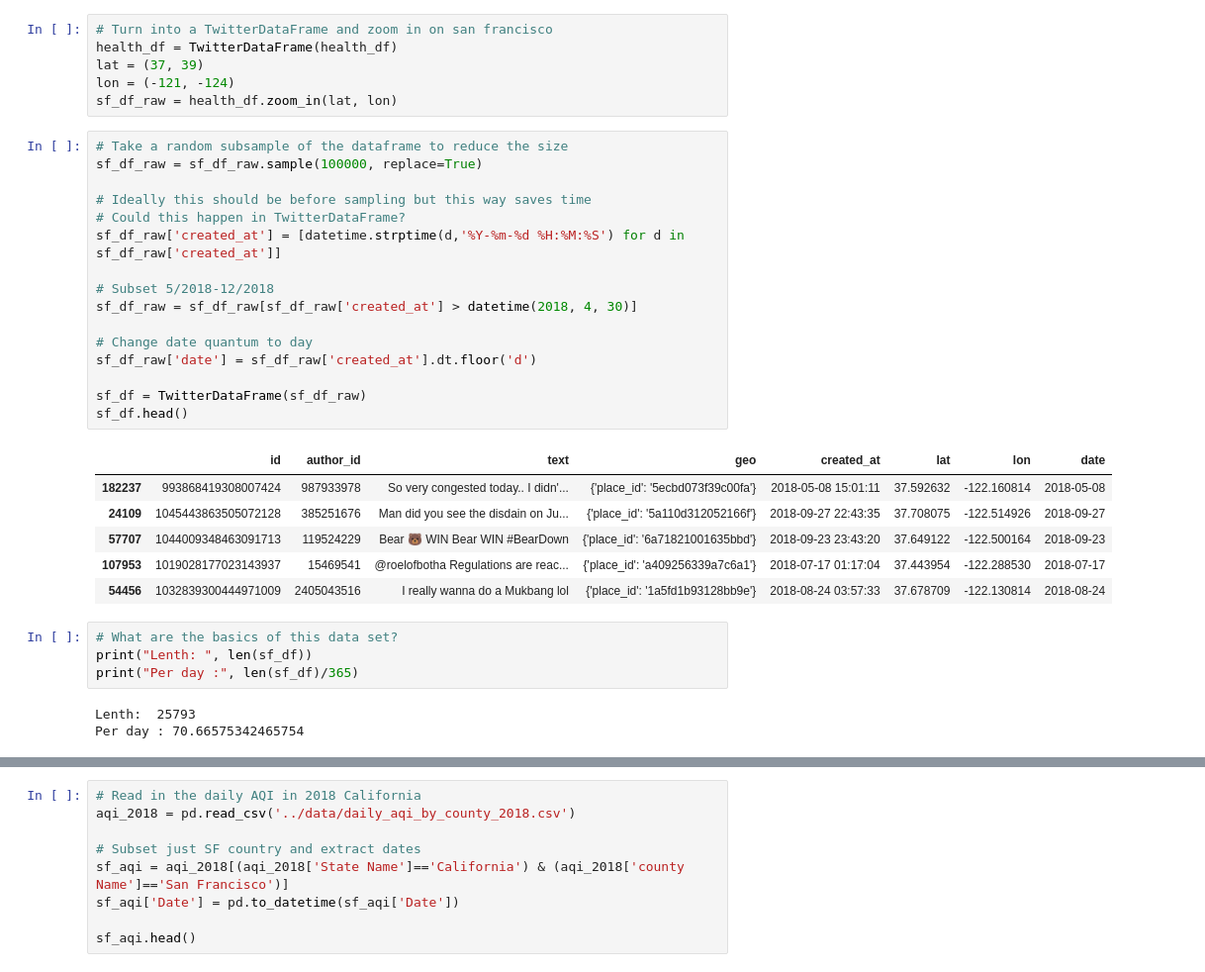
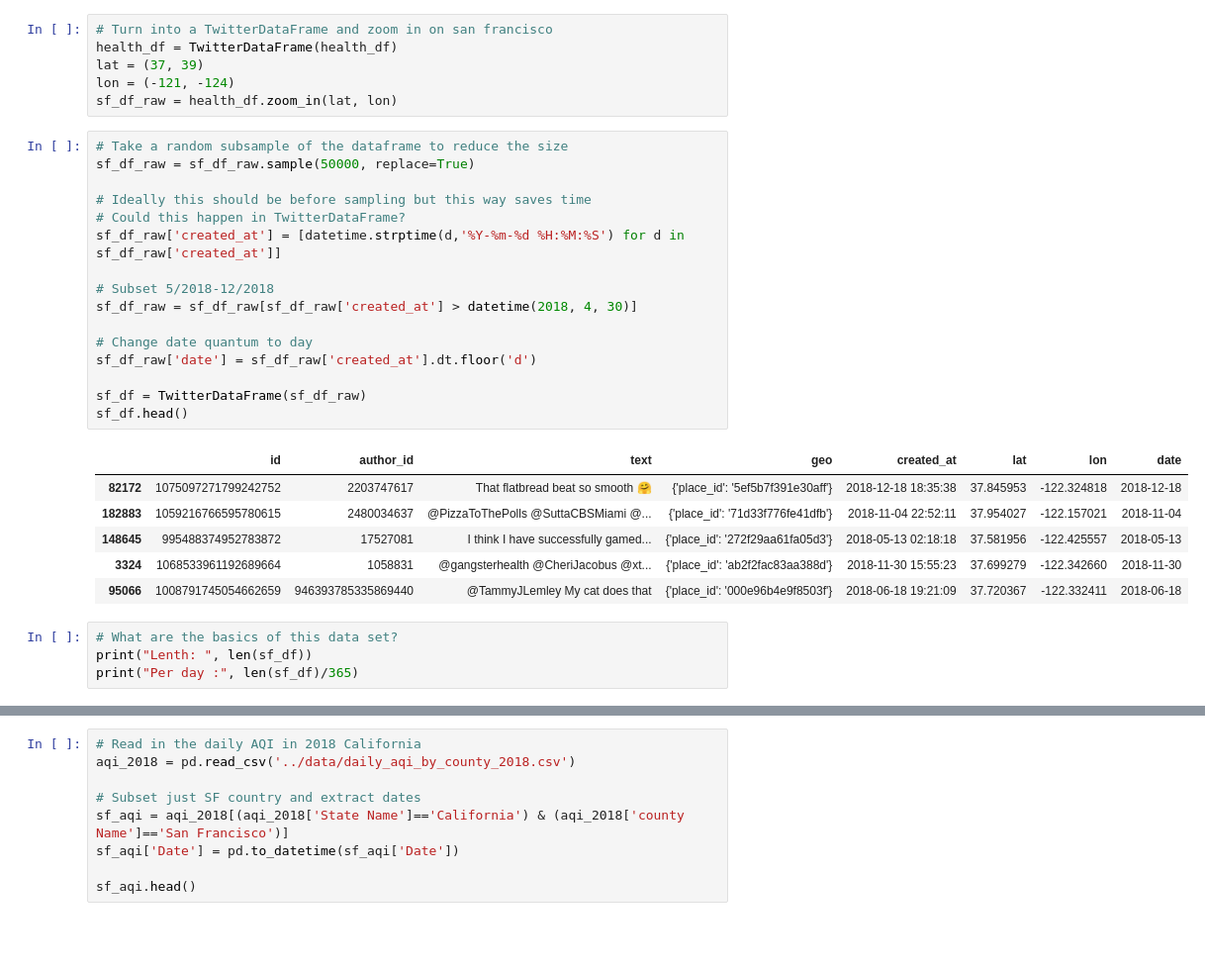
Before and after one commit to zcalhoun/wildfire, a Jupyter notebook: notebooks/san-francisco-v2.ipynb, the cells around one changed output, grey strips where cells are left out. Shown: that part at 99% size. Cells and saved outputs as stored; diff of their text form; blank space fills up the shorter version.

```diff
--- a/notebooks/san-francisco-v2.ipynb
+++ b/notebooks/san-francisco-v2.ipynb
@@ -48,34 +48,31 @@ lon = (-121, -124)
 sf_df_raw = health_df.zoom_in(lat, lon)
 # %%
 # Take a random subsample of the dataframe to reduce the size
-sf_df_raw = sf_df_raw.sample(100000, replace=True)
+sf_df_raw = sf_df_raw.sample(50000, replace=True)
 
 # Ideally this should be before sampling but this way saves time
 # Could this happen in TwitterDataFrame?
 sf_df_raw['created_at'] = [datetime.strptime(d,'%Y-%m-%d %H:%M:%S') for d in sf_df_raw['created_at']]
 
 # Subset 5/2018-12/2018
 sf_df_raw = sf_df_raw[sf_df_raw['created_at'] > datetime(2018, 4, 30)]
 
 # Change date quantum to day
 sf_df_raw['date'] = sf_df_raw['created_at'].dt.floor('d')
 
 sf_df = TwitterDataFrame(sf_df_raw)
 sf_df.head()
 # %% [output]
 |  | id | author_id | text | geo | created_at | lat | lon | date |
-| 182237 | 993868419308007424 | 987933978 | So very congested today.. I didn'... | {'place_id': '5ecbd073f39c00fa'} | 2018-05-08 15:01:11 | 37.592632 | -122.160814 | 2018-05-08 |
-| 24109 | 1045443863505072128 | 385251676 | Man did you see the disdain on Ju... | {'place_id': '5a110d312052166f'} | 2018-09-27 22:43:35 | 37.708075 | -122.514926 | 2018-09-27 |
-| 57707 | 1044009348463091713 | 119524229 | Bear 🐻 WIN Bear WIN #BearDown | {'place_id': '6a71821001635bbd'} | 2018-09-23 23:43:20 | 37.649122 | -122.500164 | 2018-09-23 |
-| 107953 | 1019028177023143937 | 15469541 | @roelofbotha Regulations are reac... | {'place_id': 'a409256339a7c6a1'} | 2018-07-17 01:17:04 | 37.443954 | -122.288530 | 2018-07-17 |
-| 54456 | 1032839300444971009 | 2405043516 | I really wanna do a Mukbang lol | {'place_id': '1a5fd1b93128bb9e'} | 2018-08-24 03:57:33 | 37.678709 | -122.130814 | 2018-08-24 |
+| 82172 | 1075097271799242752 | 2203747617 | That flatbread beat so smooth 🤗 | {'place_id': '5ef5b7f391e30aff'} | 2018-12-18 18:35:38 | 37.845953 | -122.324818 | 2018-12-18 |
+| 182883 | 1059216766595780615 | 2480034637 | @PizzaToThePolls @SuttaCBSMiami @... | {'place_id': '71d33f776fe41dfb'} | 2018-11-04 22:52:11 | 37.954027 | -122.157021 | 2018-11-04 |
+| 148645 | 995488374952783872 | 17527081 | I think I have successfully gamed... | {'place_id': '272f29aa61fa05d3'} | 2018-05-13 02:18:18 | 37.581956 | -122.425557 | 2018-05-13 |
+| 3324 | 1068533961192689664 | 1058831 | @gangsterhealth @CheriJacobus @xt... | {'place_id': 'ab2f2fac83aa388d'} | 2018-11-30 15:55:23 | 37.699279 | -122.342660 | 2018-11-30 |
+| 95066 | 1008791745054662659 | 946393785335869440 | @TammyJLemley My cat does that | {'place_id': '000e96b4e9f8503f'} | 2018-06-18 19:21:09 | 37.720367 | -122.332411 | 2018-06-18 |
 # %%
 # What are the basics of this data set?
 print("Lenth: ", len(sf_df))
 print("Per day :", len(sf_df)/365)
-# %% [output]
-Lenth:  25793
-Per day : 70.66575342465754
 # %%
 # Plot num tweets per day by date
 plt.figure(figsize=(8,5))
```
Also changed, not shown: parts of 25 cells of this notebook.
